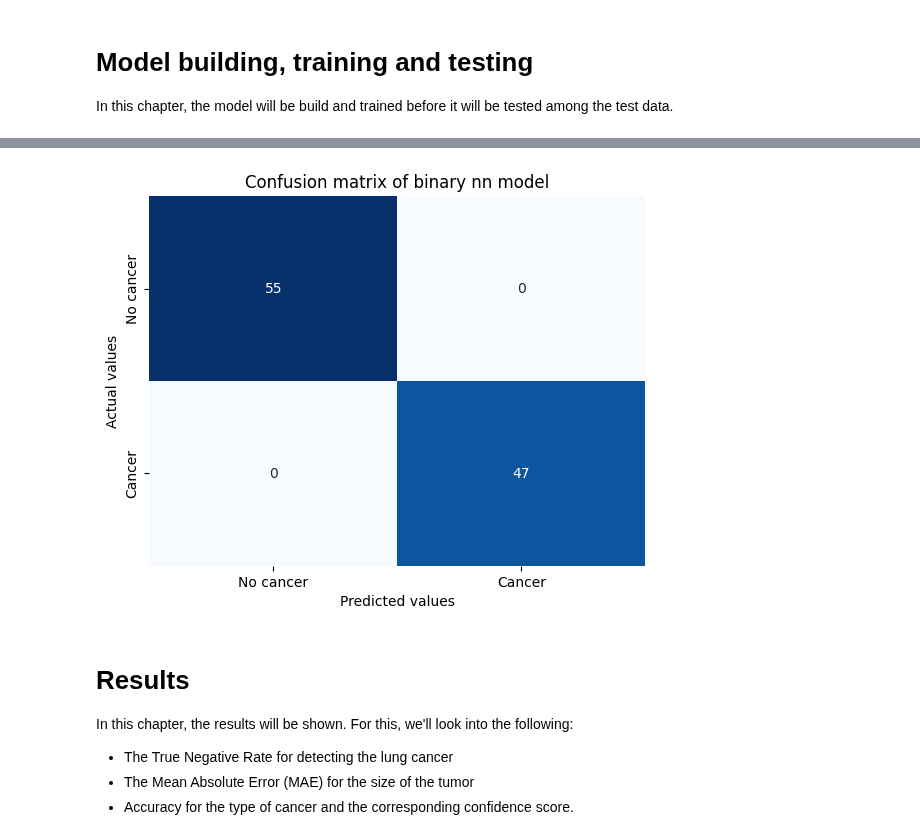
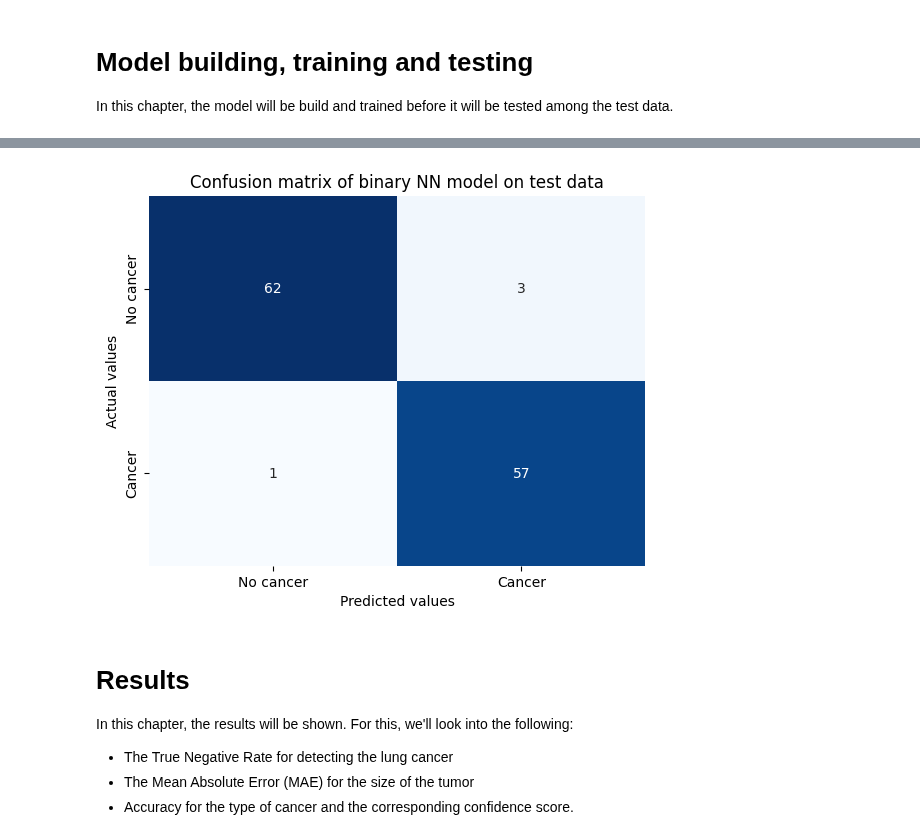
Before and after one commit to arondejong99/final-project-elu, a Jupyter notebook: final-project.ipynb, the cells around one changed output, grey strips where cells are left out. Saved outputs shown, nothing was run; the diff lists cells and outputs as text; code cells hidden in the pictures.

Commit message:
Tested on test size data and made other changes
- Implemented earlycallback
- Visualized structure NN

```diff
--- a/final-project.ipynb
+++ b/final-project.ipynb
@@ -333,7 +327,7 @@ In this chapter, the model will be build and trained before it will be tested am
 x = np.array([np.array(val) for val in df_normal_lungs.image_pixels])
 y = df_normal_lungs.has_cancer
 
-X_train, X_test, y_train, y_test = train_test_split(x, y, test_size = 0.25, random_state = 42)
+X_train, X_test, y_train, y_test = train_test_split(x, y, test_size = 0.3, random_state = 42)
 # %%
 # reshape dataset to have a single channel
 #X_train = np.array([np.array(val) for val in X_train])
@@ -341,11 +335,22 @@ train_tf = tf.data.Dataset.from_tensor_slices((X_train, y_train))
 test_tf = tf.data.Dataset.from_tensor_slices((X_test, y_test))
 # %%
 # Craete neural network with binary output
-model_binary = tf.keras.models.Sequential([
-                                    tf.keras.layers.Flatten(input_shape = (512, 512)),
-                                    tf.keras.layers.Dense(128, activation=tf.nn.relu),
-                                    tf.keras.layers.Dense(1, activation=tf.nn.sigmoid)])
+model_binary = tf.keras.models.Sequential(name = "Binary_classification_model")
+
+# Add the layers
+model_binary.add(tf.keras.layers.Flatten(input_shape = (512, 512), name = "Input_shape"))
+model_binary.add(tf.keras.layers.Dense(128, activation=tf.nn.relu, name = "Dense_layer"))
+model_binary.add(tf.keras.layers.Dense(1, activation=tf.nn.sigmoid, name = "Output_layer"))
 
 
-print(model_binary.summary())
+tf.keras.utils.plot_model(
+model_binary,
+to_file="model_binary.png",
+show_shapes=True,
+show_layer_names=True,
+rankdir="LR",
+expand_nested=True,
+dpi=96,
+show_layer_activations=True,
+)
 # %% [output]
@@ -369,7 +359,10 @@ None
 # Compile the model
 model_binary.compile(optimizer='adam', loss='binary_crossentropy', metrics=['accuracy'])
 
+# Define early_stopping_monitor
+early_stopping_monitor = EarlyStopping(patience = 3, monitor = 'val_accuracy')
+
 # Train the model
-model_binary.fit(X_train, y_train, validation_data = (X_test, y_test), epochs = 15, batch_size = 32, steps_per_epoch=8)
+model_binary.fit(X_train, y_train, validation_data = [X_test, y_test], epochs = 15, batch_size = 32, steps_per_epoch=8, callbacks = [early_stopping_monitor])
 # %% [output]
 Epoch 1/15
@@ -410,17 +394,17 @@ for i in range(pred_nn.shape[0]):
 # %%
 # Get the confusion matrix and plot it
 conf_matrix = confusion_matrix(y_test, preds)
 
 fig, ax = plt.subplots()
 sns.heatmap(conf_matrix, annot = True, cbar = False,
             fmt = 'd', cmap = 'Blues', ax = ax, xticklabels = ["No cancer", "Cancer"],
             yticklabels = ["No cancer", "Cancer"])
 ax.set_xlabel("Predicted values")
 ax.set_ylabel("Actual values")
-ax.set_title(f"Confusion matrix of binary nn model")
+ax.set_title(f"Confusion matrix of binary NN model on test data")
 plt.show()
 # %% [output]
-[figure, old version]
+[figure, new version]
 # %% [markdown]
 # Results
 In this chapter, the results will be shown. For this, we'll look into the following:
```
Also changed, not shown: parts of 8 cells of this notebook.
